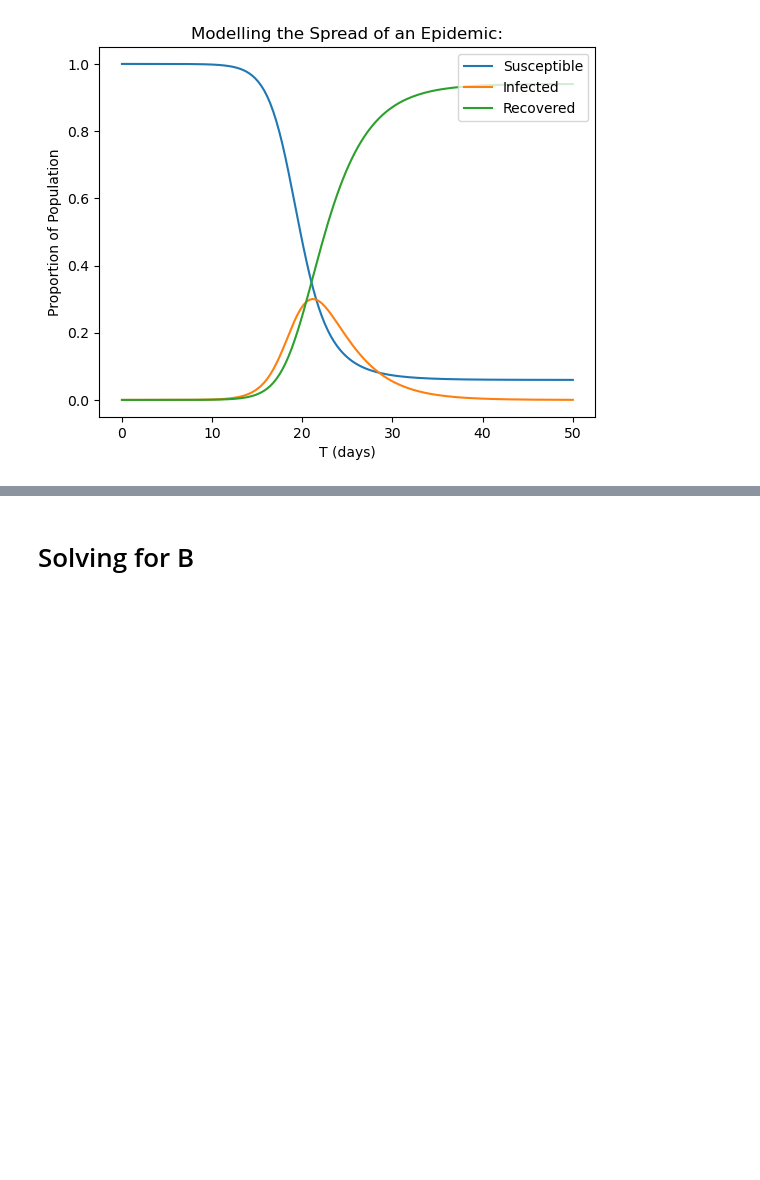
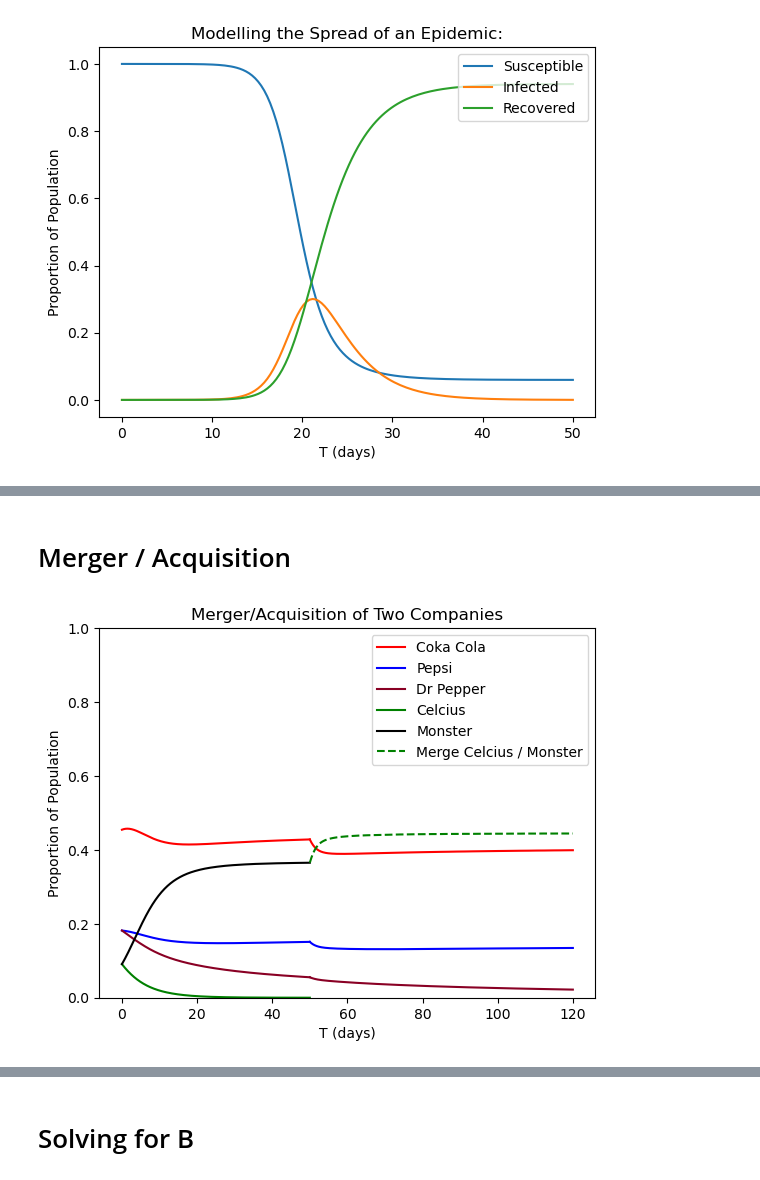
Before and after one commit to brandonwaits12/Radiator-Springs, a Jupyter notebook: radiator_springs.ipynb, the cells around one changed output, grey strips where cells are left out. Drawn from its saved outputs; the diff is of its cells as text; code cells hidden in the pictures; blank space fills up the shorter version.

```diff
--- a/radiator_springs.ipynb
+++ b/radiator_springs.ipynb
@@ -142,0 +210,80 @@ event_based_model()
+# %% [markdown]
+# Merger / Acquisition
+# %%
+def event_based_model():
+
+    n = 5
+    K = 2/3
+    # alpha_values = np.random.rand(5)
+    alpha_values = np.array([0.5, 0.4, 0.35, 0.2, 0.6])
+    beta_values = np.array([[0.5, -0.1, 0.3, 0.3, 0.3],
+                            [0.3, 0.5, 0.3, 0.3, 0.3],
+                            [0.3, 0.3, 0.5, 0.3, 0.3],
+                            [0.3, 0.3, 0.3, 0.5, 0.3],
+                            [0.3, 0.3, 0.3, 0.3, 0.3]])
+    # beta_values = (beta_values + beta_values.T) / 2
+
+
+    def ode_premerger(t, y):
+        dydt = np.zeros(5)
+        temporary_alpha = alpha_values.copy()  # Copy to modify for events
+
+        for i in range(5):
+            competitive_term = np.sum([beta_values[i, j] * y[j] for j in range(5) if j != i])
+            dydt[i] = y[i] * (temporary_alpha[i] * (1 - y[i] / K) - competitive_term)
+        return dydt
+
+    alpha_values_merger = np.array([0.5, 0.4, 0.35, 0.9])
+    beta_values_merger = np.array([[0.5, -0.1, 0.3, 0.3],
+                                    [0.3, 0.5, 0.3, 0.3],
+                                    [0.3, 0.3, 0.5, 0.3],
+                                    [0.3, 0.3, 0.3, 0.5]])
+
+    def ode_merger(t, y):
+        dydt = np.zeros(4)
+        temporary_alpha = alpha_values_merger.copy()  # Copy to modify for events
+
+        for i in range(4):
+            competitive_term = np.sum([beta_values_merger[i, j] * y[j] for j in range(4) if j != i])
+            dydt[i] = y[i] * (temporary_alpha[i] * (1 - y[i] / K) - competitive_term)
+        return dydt
+
+    t0 = 0
+    tf = 50
+    tf_merger = 120
+    x_space_premerger = np.linspace(0, tf, 500)
+    x_space_merger = np.linspace(tf, tf_merger, 500)
+
+    #Define y0 and solution
+    y0 = np.array([0.5, 0.2, 0.2, 0.1, 0.1])
+    sol = solve_ivp(ode_premerger, (t0, tf), y0, t_eval=np.linspace(t0, tf, 500))
+    sol.y = sol.y / np.sum(sol.y, axis=0)
+    y0_merger = np.ones(4)
+    y0_merger[0] = sol.y[0][-1]
+    y0_merger[1] = sol.y[1][-1]
+    y0_merger[2] = sol.y[2][-1]
+    y0_merger[3] = sol.y[3][-1] + sol.y[4][-1]
+    sol_merger = solve_ivp(ode_merger, (tf, tf_merger), y0_merger, t_eval=np.linspace(tf, tf_merger, 500))
+    sol_merger.y = sol_merger.y / np.sum(sol_merger.y, axis=0)
+
+    #Plot the system
+    plt.plot(x_space_premerger, sol.y[0],  label='Coka Cola', color='red')
+    plt.plot(x_space_premerger, sol.y[1],  label='Pepsi', color='blue')
+    plt.plot(x_space_premerger, sol.y[2],  label='Dr Pepper', color='#890024')
+    plt.plot(x_space_premerger, sol.y[3],  label='Celcius', color='green')
+    plt.plot(x_space_premerger, sol.y[4],  label="Monster", color='black')
+    plt.plot(x_space_merger, sol_merger.y[0], color='red')
+    plt.plot(x_space_merger, sol_merger.y[1], color='blue')
+    plt.plot(x_space_merger, sol_merger.y[2], color='#890024')
+    plt.plot(x_space_merger, sol_merger.y[3],  label='Merge Celcius / Monster', color='green', linestyle='--')
+    plt.ylabel("Proportion of Population")
+    # plt.legend(loc='upper right')
+    plt.xlabel("T (days)")
+    plt.title("Merger/Acquisition of Two Companies")
+    plt.ylim(0, 1)
+    plt.legend()
+    plt.show()
+
+event_based_model()
+# %% [output]
+[figure, added]
```
Also changed, not shown: parts of 11 cells of this notebook.
